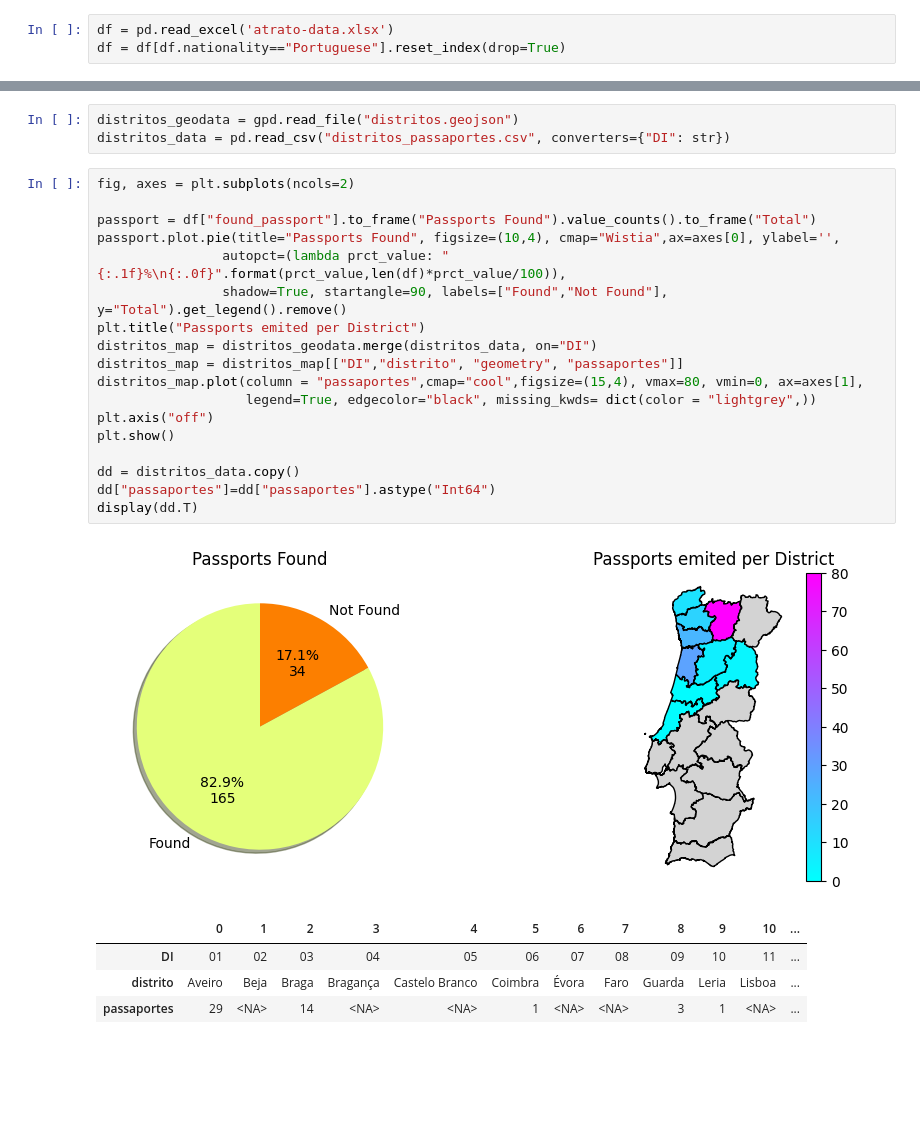
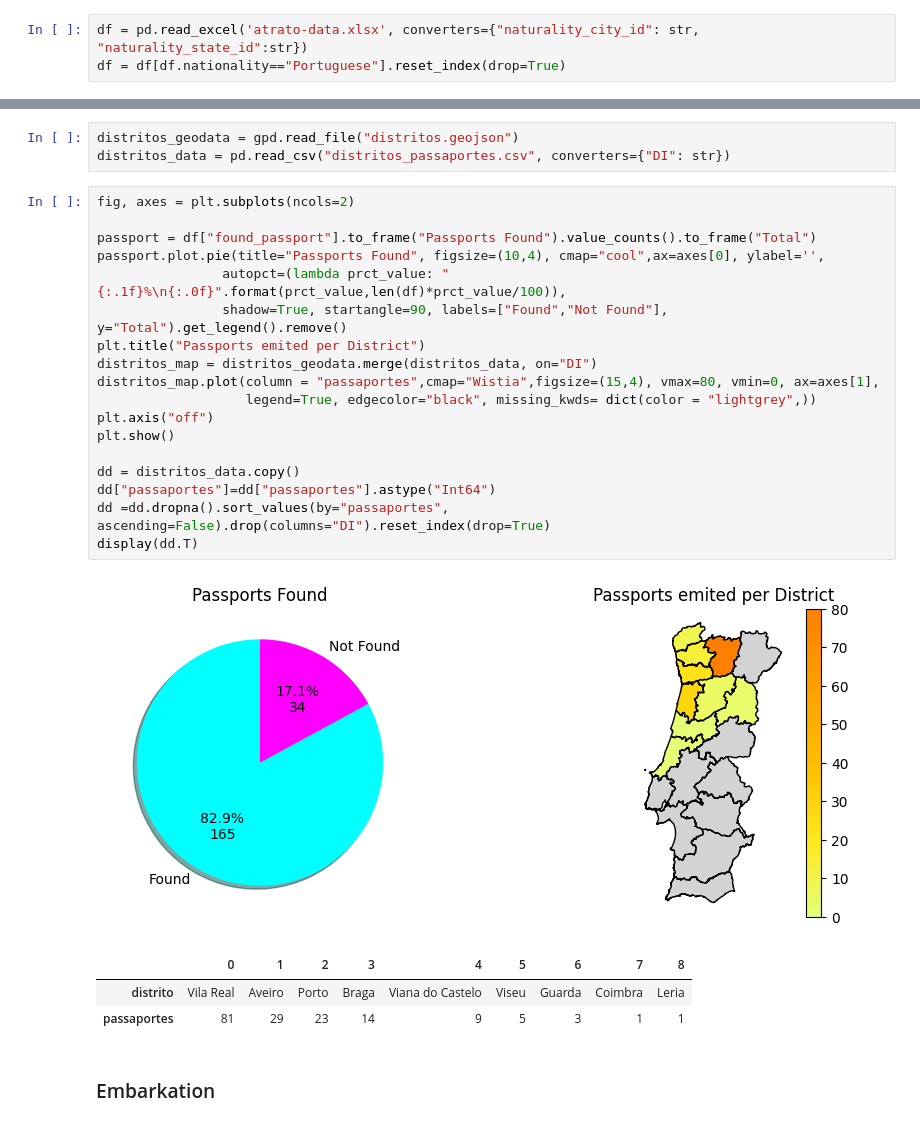
Before and after one commit to luamz/migration-data-analysis, a Jupyter notebook: atrato/portuguese_migrants.ipynb, the cells around one changed output, grey strips where cells are left out. Cells and saved outputs as stored; diff of their text form; blank space fills up the shorter version.

```diff
--- a/atrato/portuguese_migrants.ipynb
+++ b/atrato/portuguese_migrants.ipynb
@@ -10,7 +10,7 @@ import plotly.graph_objects as gp
 import seaborn as sns
 %matplotlib inline
 # %%
-df = pd.read_excel('atrato-data.xlsx')
+df = pd.read_excel('atrato-data.xlsx', converters={"naturality_city_id": str, "naturality_state_id":str})
 df = df[df.nationality=="Portuguese"].reset_index(drop=True)
 # %% [markdown]
 ## Demographics
@@ -79,24 +100,25 @@ distritos_data = pd.read_csv("distritos_passaportes.csv", converters={"DI": str}
 # %%
 fig, axes = plt.subplots(ncols=2)
 
 passport = df["found_passport"].to_frame("Passports Found").value_counts().to_frame("Total")
-passport.plot.pie(title="Passports Found", figsize=(10,4), cmap="Wistia",ax=axes[0], ylabel='',
+passport.plot.pie(title="Passports Found", figsize=(10,4), cmap="cool",ax=axes[0], ylabel='',
                 autopct=(lambda prct_value: "{:.1f}%\n{:.0f}".format(prct_value,len(df)*prct_value/100)),
                 shadow=True, startangle=90, labels=["Found","Not Found"], y="Total").get_legend().remove()
 plt.title("Passports emited per District")
 distritos_map = distritos_geodata.merge(distritos_data, on="DI")
-distritos_map = distritos_map[["DI","distrito", "geometry", "passaportes"]]
-distritos_map.plot(column = "passaportes",cmap="cool",figsize=(15,4), vmax=80, vmin=0, ax=axes[1],
+distritos_map.plot(column = "passaportes",cmap="Wistia",figsize=(15,4), vmax=80, vmin=0, ax=axes[1],
                    legend=True, edgecolor="black", missing_kwds= dict(color = "lightgrey",))
 plt.axis("off")
 plt.show()
 
 dd = distritos_data.copy()
 dd["passaportes"]=dd["passaportes"].astype("Int64")
+dd =dd.dropna().sort_values(by="passaportes", ascending=False).drop(columns="DI").reset_index(drop=True)
 display(dd.T)
 # %% [output]
-[figure, old version]
+[figure, new version]
-|  | 0 | 1 | 2 | 3 | 4 | 5 | 6 | 7 | 8 | 9 | 10 | ... |
-| DI | 01 | 02 | 03 | 04 | 05 | 06 | 07 | 08 | 09 | 10 | 11 | ... |
-| distrito | Aveiro | Beja | Braga | Bragança | Castelo Branco | Coimbra | Évora | Faro | Guarda | Leria | Lisboa | ... |
-| passaportes | 29 | <NA> | 14 | <NA> | <NA> | 1 | <NA> | <NA> | 3 | 1 | <NA> | ... |
+|  | 0 | 1 | 2 | 3 | 4 | 5 | 6 | 7 | 8 |
+| distrito | Vila Real | Aveiro | Porto | Braga | Viana do Castelo | Viseu | Guarda | Coimbra | Leria |
+| passaportes | 81 | 29 | 23 | 14 | 9 | 5 | 3 | 1 | 1 |
+# %% [markdown]
+### Embarkation
```
Also changed, not shown: parts of 6 cells of this notebook.
